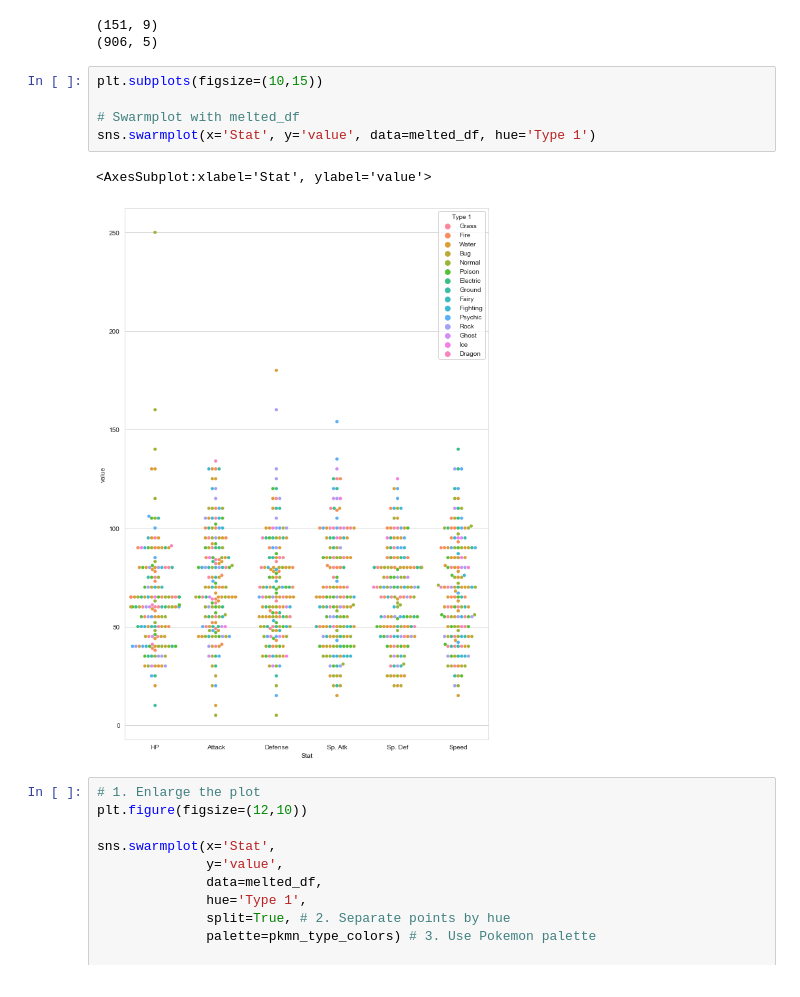
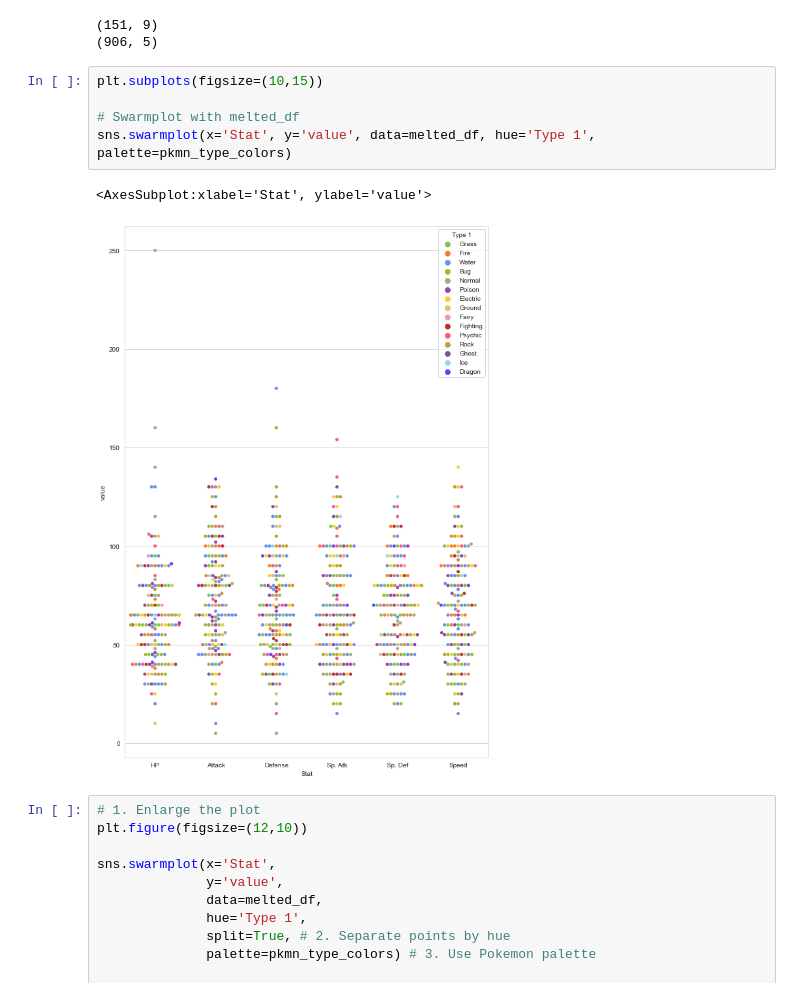
Before and after one commit to shiv1994/COMP3610-2022, a Jupyter notebook: lab3/Lab_3_Updated.ipynb, the cells around one changed output. Cells and saved outputs as stored; diff of their text form.

```diff
--- a/lab3/Lab_3.ipynb
+++ b/lab3/Lab_3_Updated.ipynb
@@ -197,11 +252,11 @@ print(melted_df.shape)
 # %%
 plt.subplots(figsize=(10,15))
 
 # Swarmplot with melted_df
-sns.swarmplot(x='Stat', y='value', data=melted_df, hue='Type 1')
+sns.swarmplot(x='Stat', y='value', data=melted_df, hue='Type 1', palette=pkmn_type_colors)
 # %% [output]
 <AxesSubplot:xlabel='Stat', ylabel='value'>
-[figure, old version]
+[figure, new version]
 # %%
 # 1. Enlarge the plot
 plt.figure(figsize=(12,10))
```
Also changed, not shown: parts of 20 cells of this notebook.
